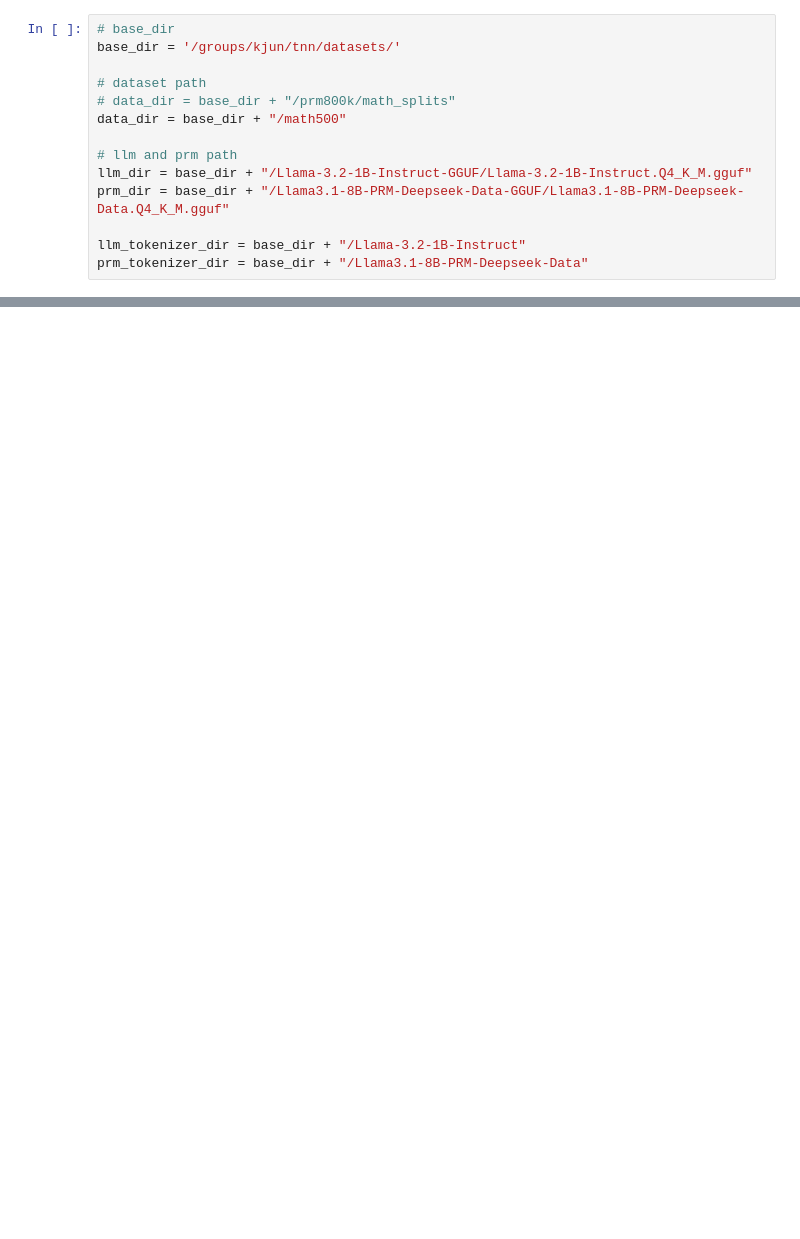
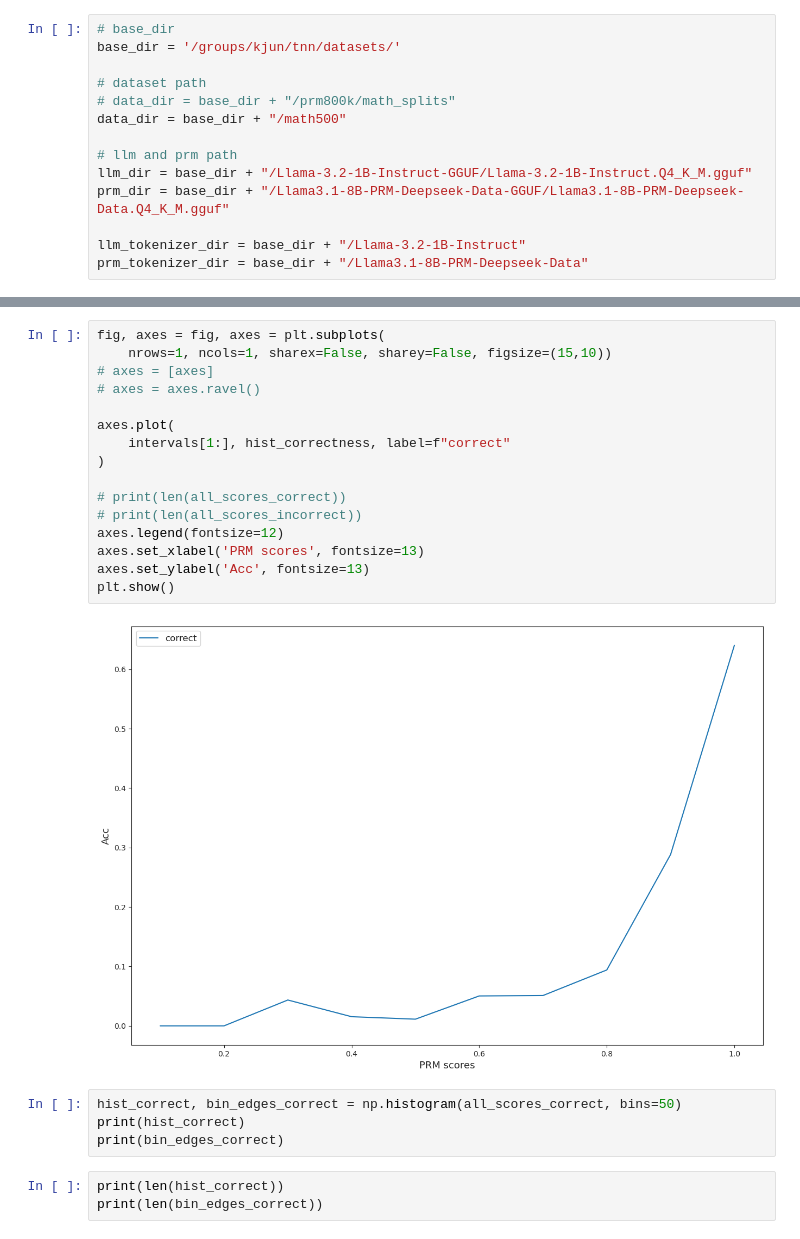
Before and after one commit to tnguyen9210/llm-reasoning-methods, a Jupyter notebook: examine_completions_prm_scores_v12.ipynb, the cells around one changed output, grey strips where cells are left out. Cells and saved outputs as stored; diff of their text form; blank space fills up the shorter version.

```diff
--- a/examine_completions_prm_scores_v12.ipynb
+++ b/examine_completions_prm_scores_v12.ipynb
@@ -253,3 +303,28 @@ WARNING: Error in configuration: macro '\frac' failed its substitution!
+# %%
+fig, axes = fig, axes = plt.subplots(
+    nrows=1, ncols=1, sharex=False, sharey=False, figsize=(15,10))
+# axes = [axes]
+# axes = axes.ravel()
+
+axes.plot(
+    intervals[1:], hist_correctness, label=f"correct"
+)
+
+# print(len(all_scores_correct))
+# print(len(all_scores_incorrect))
+axes.legend(fontsize=12)
+axes.set_xlabel('PRM scores', fontsize=13)
+axes.set_ylabel('Acc', fontsize=13)
+plt.show()
+# %% [output]
+[figure, added]
+# %%
+hist_correct, bin_edges_correct = np.histogram(all_scores_correct, bins=50)
+print(hist_correct)
+print(bin_edges_correct)
+# %%
+print(len(hist_correct))
+print(len(bin_edges_correct))
 # %%
 print(f"num elim = {num_elims} ({num_elims/len(dataset_by_level)*100:0.2f}%)")
 # print(f"elim ratio = {num_elims/len(dataset_by_level):0.2}")
```
Also changed, not shown: parts of 7 cells of this notebook, 49 other files.
